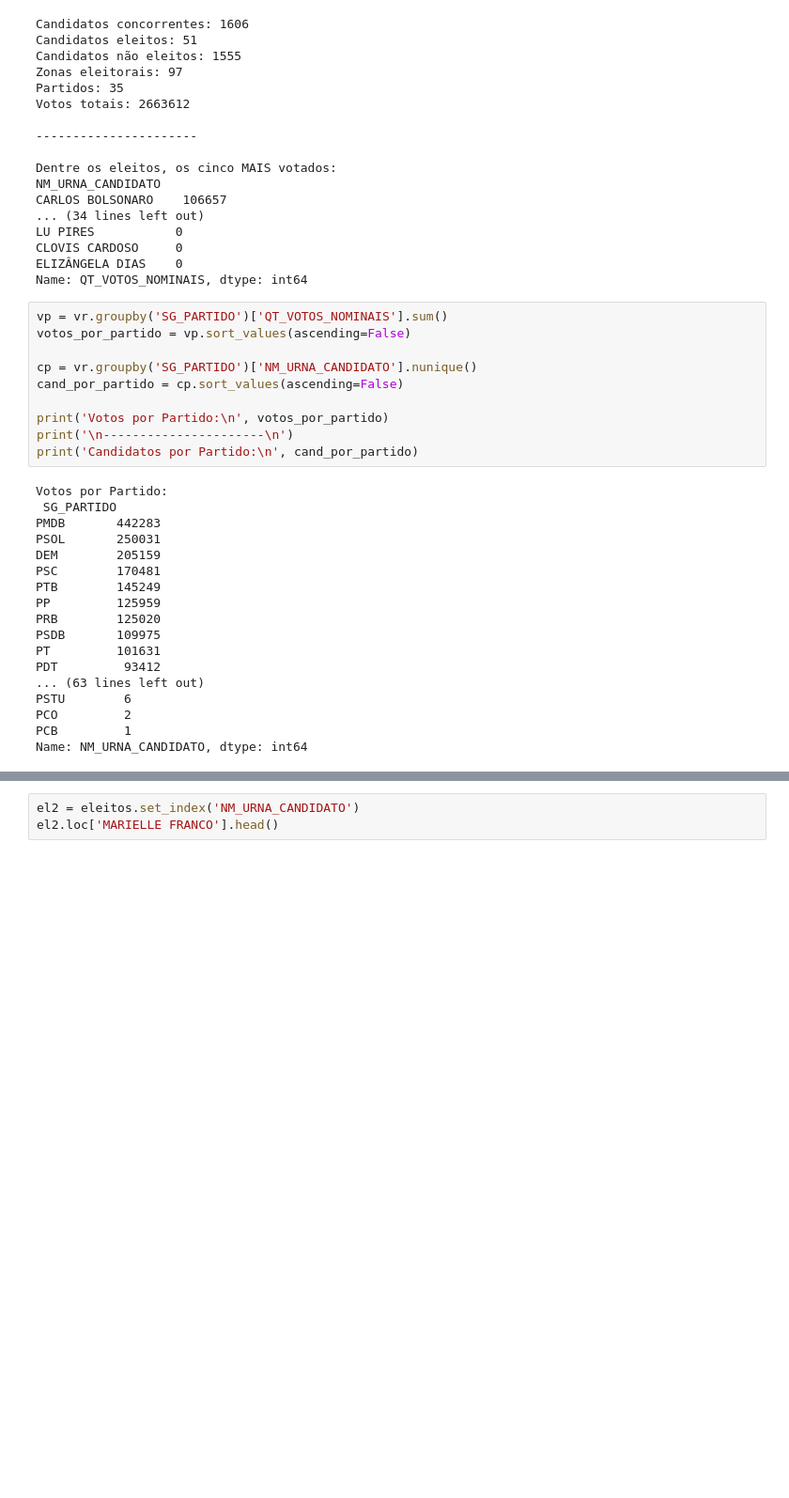
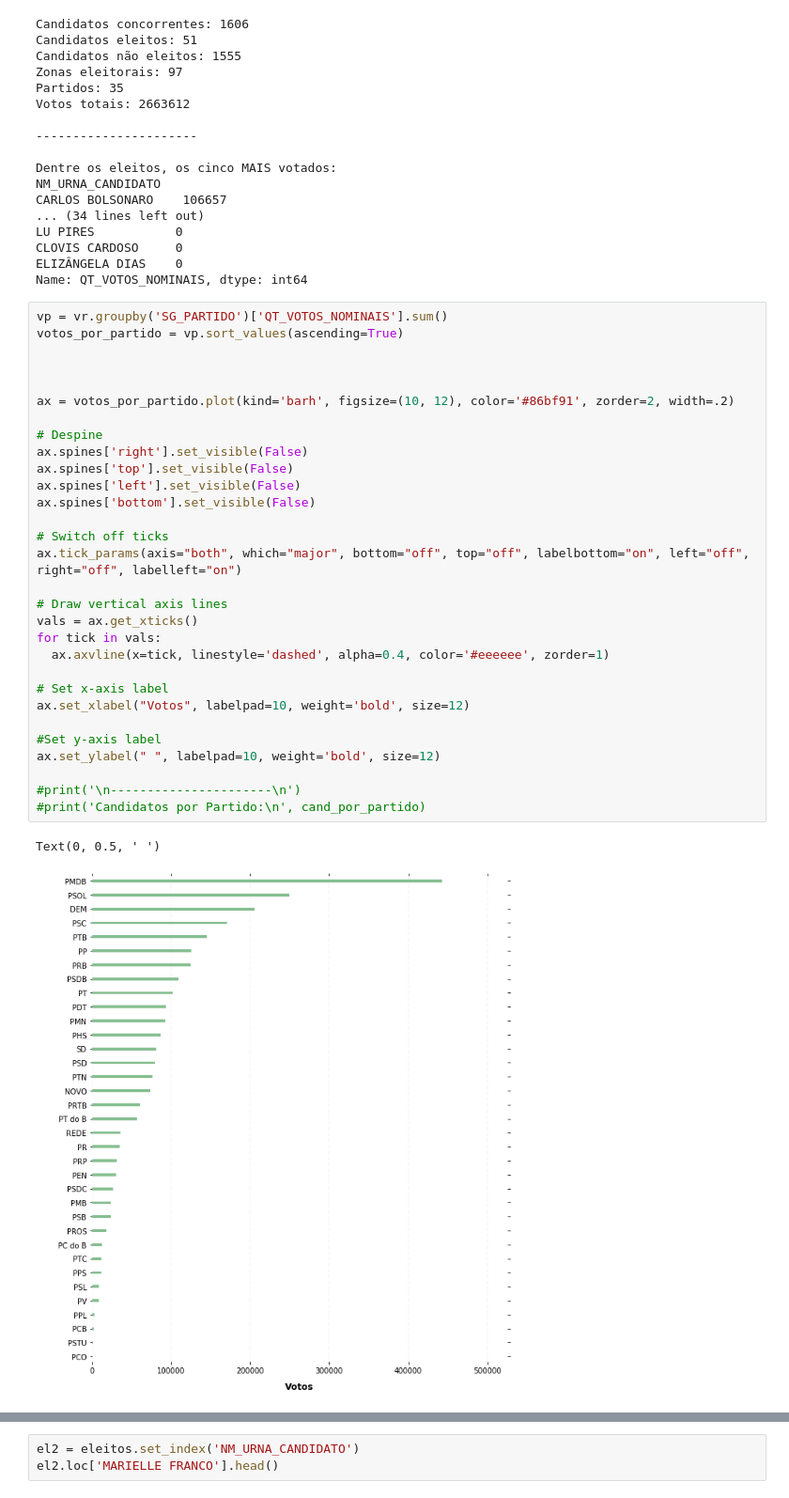
Before and after one commit to vinacius/vereadores_porZona_RJ, a Jupyter notebook: Vereadores RJ 2016 - Votos por Zona.ipynb, the cells around one changed output, grey strips where cells are left out. Shown at 94% size. Cells and saved outputs as stored; diff of their text form; blank space fills up the shorter version.

```diff
--- a/Vereadores RJ 2016 - Votos por Zona.ipynb
+++ b/Vereadores RJ 2016 - Votos por Zona.ipynb
@@ -134,31 +175,36 @@ LU PIRES           0
 CLOVIS CARDOSO     0
 ELIZÂNGELA DIAS    0
 Name: QT_VOTOS_NOMINAIS, dtype: int64
-# %%
-vp = vr.groupby('SG_PARTIDO')['QT_VOTOS_NOMINAIS'].sum()
-votos_por_partido = vp.sort_values(ascending=False)
-
-cp = vr.groupby('SG_PARTIDO')['NM_URNA_CANDIDATO'].nunique()
-cand_por_partido = cp.sort_values(ascending=False)
-
-print('Votos por Partido:\n', votos_por_partido)
-print('\n----------------------\n')
-print('Candidatos por Partido:\n', cand_por_partido)
-# %% [output]
-Votos por Partido:
- SG_PARTIDO
-PMDB       442283
-PSOL       250031
-DEM        205159
-PSC        170481
-PTB        145249
-PP         125959
-PRB        125020
-PSDB       109975
-PT         101631
-PDT         93412
-... (63 lines left out)
-PSTU        6
-PCO         2
-PCB         1
-Name: NM_URNA_CANDIDATO, dtype: int64
+# %%
+vp = vr.groupby('SG_PARTIDO')['QT_VOTOS_NOMINAIS'].sum()
+votos_por_partido = vp.sort_values(ascending=True)
+
+
+
+ax = votos_por_partido.plot(kind='barh', figsize=(10, 12), color='#86bf91', zorder=2, width=.2)
+
+# Despine
+ax.spines['right'].set_visible(False)
+ax.spines['top'].set_visible(False)
+ax.spines['left'].set_visible(False)
+ax.spines['bottom'].set_visible(False)
+
+# Switch off ticks
+ax.tick_params(axis="both", which="major", bottom="off", top="off", labelbottom="on", left="off", right="off", labelleft="on")
+
+# Draw vertical axis lines
+vals = ax.get_xticks()
+for tick in vals:
+  ax.axvline(x=tick, linestyle='dashed', alpha=0.4, color='#eeeeee', zorder=1)
+
+# Set x-axis label
+ax.set_xlabel("Votos", labelpad=10, weight='bold', size=12)
+
+#Set y-axis label
+ax.set_ylabel(" ", labelpad=10, weight='bold', size=12)
+
+#print('\n----------------------\n')
+#print('Candidatos por Partido:\n', cand_por_partido)
+# %% [output]
+Text(0, 0.5, ' ')
+[figure, added]
```
Also changed, not shown: parts of 8 cells of this notebook, 10 other files.
